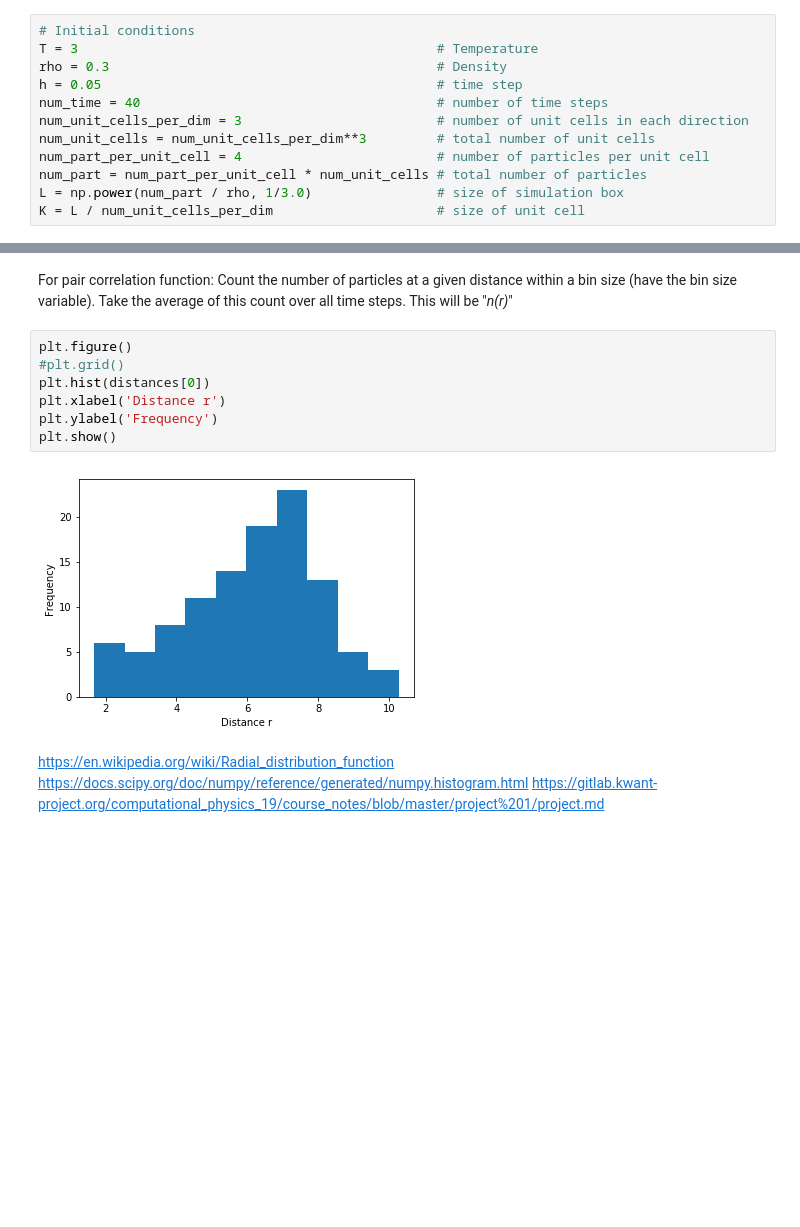
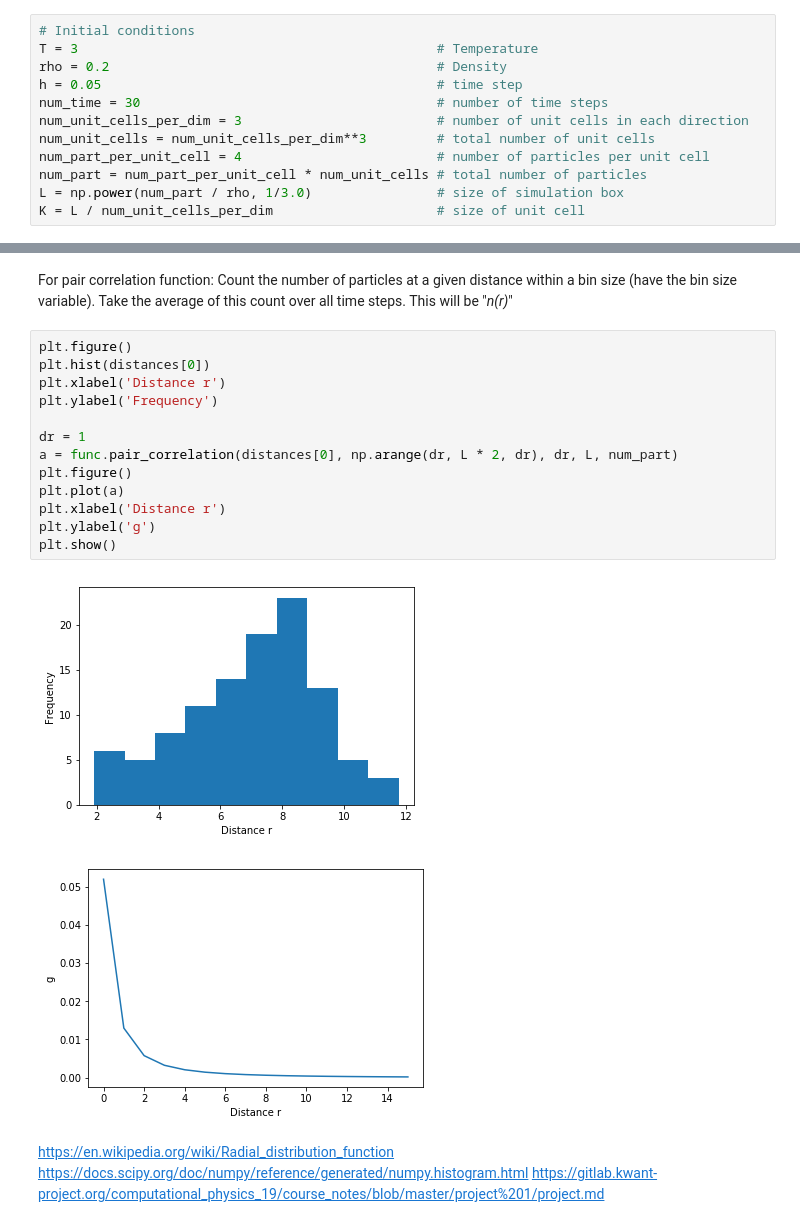
Before and after one commit to Merg3D/computational_physics_2019, a Jupyter notebook: Project1/Argon Project.ipynb, the cells around one changed output, grey strips where cells are left out. Cells and saved outputs as stored; diff of their text form; blank space fills up the shorter version.

Commit message:
Make plot of the pair correlation function

```diff
--- a/Project1/Argon Project.ipynb
+++ b/Project1/Argon Project.ipynb
@@ -31,9 +31,9 @@ Solid: $\rho=1.2$, $T=0.5$
 # %%
 # Initial conditions
 T = 3                                              # Temperature
-rho = 0.3                                          # Density
+rho = 0.2                                          # Density
 h = 0.05                                           # time step
-num_time = 40                                      # number of time steps
+num_time = 30                                      # number of time steps
 num_unit_cells_per_dim = 3                         # number of unit cells in each direction
 num_unit_cells = num_unit_cells_per_dim**3         # total number of unit cells
 num_part_per_unit_cell = 4                         # number of particles per unit cell
@@ -117,13 +117,20 @@ for t in range(1, num_time):
 For pair correlation function: Count the number of particles at a given distance within a bin size (have the bin size variable). Take the average of this count over all time steps. This will be "_n(r)_"
 # %%
 plt.figure()
-#plt.grid()
 plt.hist(distances[0])
 plt.xlabel('Distance r')
 plt.ylabel('Frequency')
+
+dr = 1
+a = func.pair_correlation(distances[0], np.arange(dr, L * 2, dr), dr, L, num_part)
+plt.figure()
+plt.plot(a)
+plt.xlabel('Distance r')
+plt.ylabel('g')
 plt.show()
 # %% [output]
-[figure, old version]
+[figure, new version]
+[figure, added]
 # %% [markdown]
 https://en.wikipedia.org/wiki/Radial_distribution_function
 https://docs.scipy.org/doc/numpy/reference/generated/numpy.histogram.html
```
Also changed, not shown: parts of 2 cells of this notebook, 1 other file.
